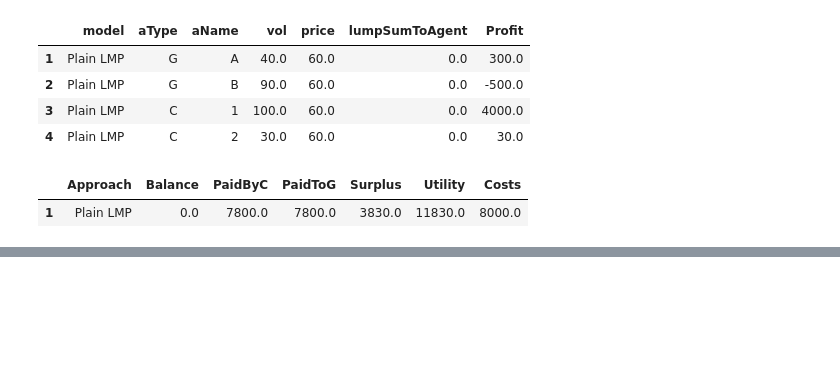
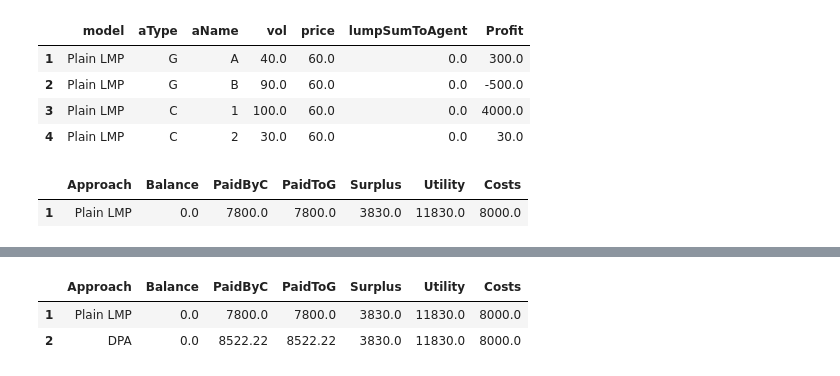
Before and after one commit to alex-bochkarev/LMP-approaches, a Jupyter notebook: src/LMP_comp.ipynb, the cells around one changed output, grey strips where cells are left out. Cells and saved outputs as stored; diff of their text form; code cells hidden in the pictures; blank space fills up the shorter version.

```diff
--- a/src/LMP_comp.ipynb
+++ b/src/LMP_comp.ipynb
@@ -442,0 +678,6 @@ modelMetrics = describeCase("Plain LMP", out,b,c,cSU)
+# %%
+modelMetrics = vcat(modelMetrics, caseUpd)
+# %% [output]
+|  | Approach | Balance | PaidByC | PaidToG | Surplus | Utility | Costs |
+| 1 | Plain LMP | 0.0 | 7800.0 | 7800.0 | 3830.0 | 11830.0 | 8000.0 |
+| 2 | DPA | 0.0 | 8522.22 | 8522.22 | 3830.0 | 11830.0 | 8000.0 |
```
Also changed, not shown: parts of 22 cells of this notebook.
